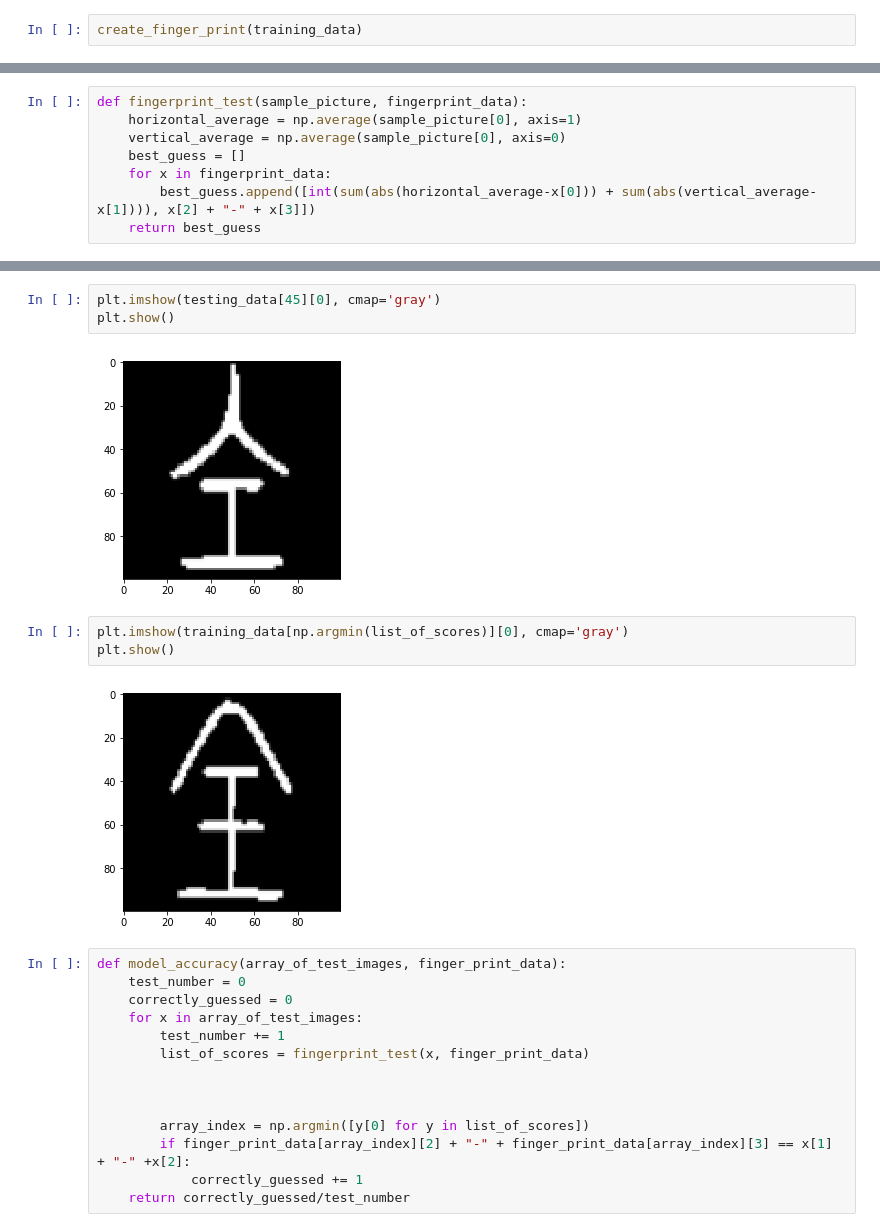
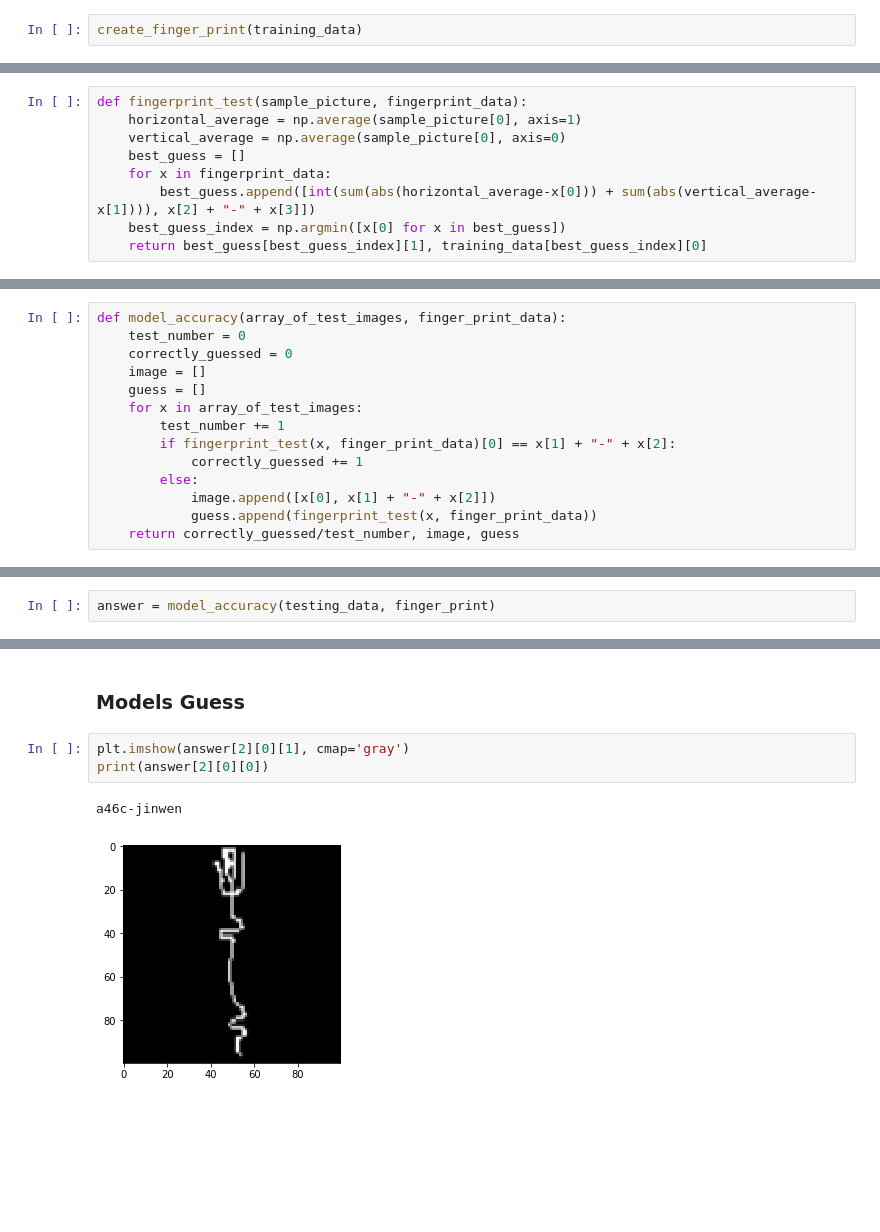
Before and after one commit to matthewgiem/chinese_characters, a Jupyter notebook: character_finger_prints.ipynb, the cells around one changed output, grey strips where cells are left out. Cells and saved outputs as stored; diff of their text form; blank space fills up the shorter version.

Commit message:
first draft on fingerprint analysis complete

```diff
--- a/character_finger_prints.ipynb
+++ b/character_finger_prints.ipynb
@@ -153,4 +158,5 @@ def fingerprint_test(sample_picture, fingerprint_data):
     best_guess = []
     for x in fingerprint_data:
         best_guess.append([int(sum(abs(horizontal_average-x[0])) + sum(abs(vertical_average-x[1]))), x[2] + "-" + x[3]])
-    return best_guess
+    best_guess_index = np.argmin([x[0] for x in best_guess])
+    return best_guess[best_guess_index][1], training_data[best_guess_index][0]
@@ -230,0 +171,14 @@ testing_data[45]
+# %%
+def model_accuracy(array_of_test_images, finger_print_data):
+    test_number = 0
+    correctly_guessed = 0
+    image = []
+    guess = []
+    for x in array_of_test_images:
+        test_number += 1
+        if fingerprint_test(x, finger_print_data)[0] == x[1] + "-" + x[2]:
+            correctly_guessed += 1
+        else:
+            image.append([x[0], x[1] + "-" + x[2]])
+            guess.append(fingerprint_test(x, finger_print_data))
+    return correctly_guessed/test_number, image, guess
@@ -230,0 +187,2 @@ testing_data[45]
+# %%
+answer = model_accuracy(testing_data, finger_print)
@@ -231,24 +203,8 @@ testing_data[45]
+# %% [markdown]
+### Models Guess
 # %%
-plt.imshow(testing_data[45][0], cmap='gray')
-plt.show()
+plt.imshow(answer[2][0][1], cmap='gray')
+print(answer[2][0][0])
 # %% [output]
+a46c-jinwen
-[figure, old version]
+[figure, new version]
-# %%
-plt.imshow(training_data[np.argmin(list_of_scores)][0], cmap='gray')
-plt.show()
-# %% [output]
-[figure, removed]
-# %%
-def model_accuracy(array_of_test_images, finger_print_data):
-    test_number = 0
-    correctly_guessed = 0
-    for x in array_of_test_images:
-        test_number += 1
-        list_of_scores = fingerprint_test(x, finger_print_data)
-
-
-
-        array_index = np.argmin([y[0] for y in list_of_scores])
-        if finger_print_data[array_index][2] + "-" + finger_print_data[array_index][3] == x[1] + "-" +x[2]:
-            correctly_guessed += 1
-    return correctly_guessed/test_number
```
Also changed, not shown: parts of 39 cells of this notebook.
